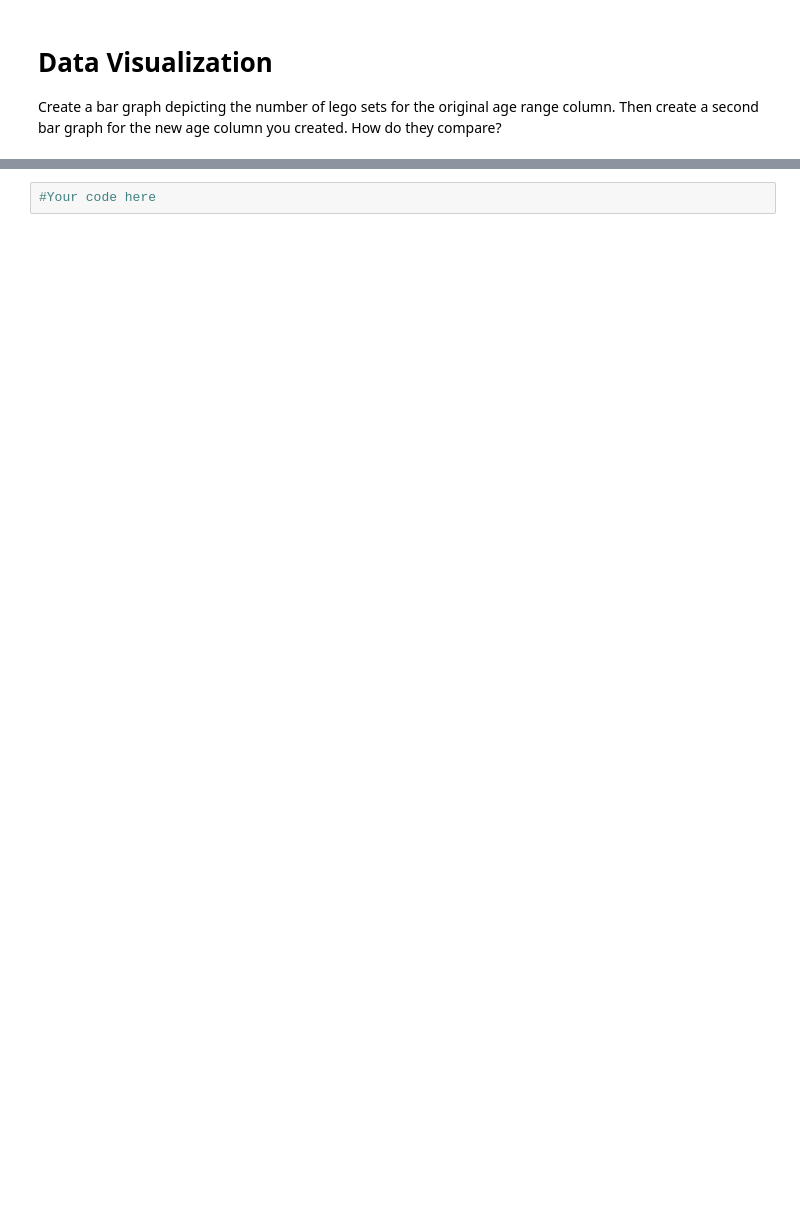
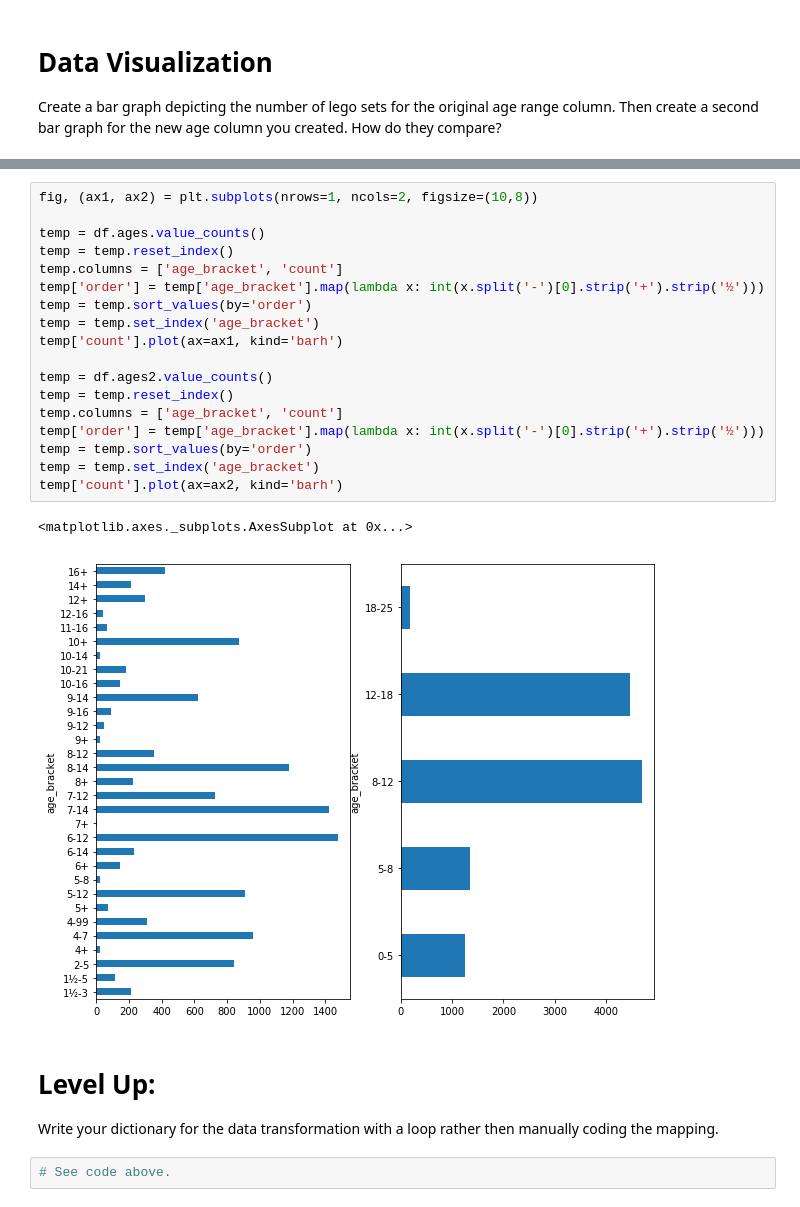
Before and after one commit to learn-co-curriculum/dsc-statistical-methods-in-pandas-lab, a Jupyter notebook: index.ipynb, the cells around one changed output, grey strips where cells are left out. Saved outputs shown, nothing was run; the diff lists cells and outputs as text; blank space fills up the shorter version.

```diff
--- a/index.ipynb
+++ b/index.ipynb
@@ -37,2 +167,26 @@ Create a bar graph depicting the number of lego sets for the original age range
+# %%
+fig, (ax1, ax2) = plt.subplots(nrows=1, ncols=2, figsize=(10,8))
+
+temp = df.ages.value_counts()
+temp = temp.reset_index()
+temp.columns = ['age_bracket', 'count']
+temp['order'] = temp['age_bracket'].map(lambda x: int(x.split('-')[0].strip('+').strip('½')))
+temp = temp.sort_values(by='order')
+temp = temp.set_index('age_bracket')
+temp['count'].plot(ax=ax1, kind='barh')
+
+temp = df.ages2.value_counts()
+temp = temp.reset_index()
+temp.columns = ['age_bracket', 'count']
+temp['order'] = temp['age_bracket'].map(lambda x: int(x.split('-')[0].strip('+').strip('½')))
+temp = temp.sort_values(by='order')
+temp = temp.set_index('age_bracket')
+temp['count'].plot(ax=ax2, kind='barh')
+# %% [output]
+<matplotlib.axes._subplots.AxesSubplot at 0x...>
+[figure, added]
+# %% [markdown]
+# Level Up:
+Write your dictionary for the data transformation with a loop rather then manually coding the mapping.
 # %%
-#Your code here
+# See code above.
```
Also changed, not shown: parts of 15 cells of this notebook, 5 other files.
